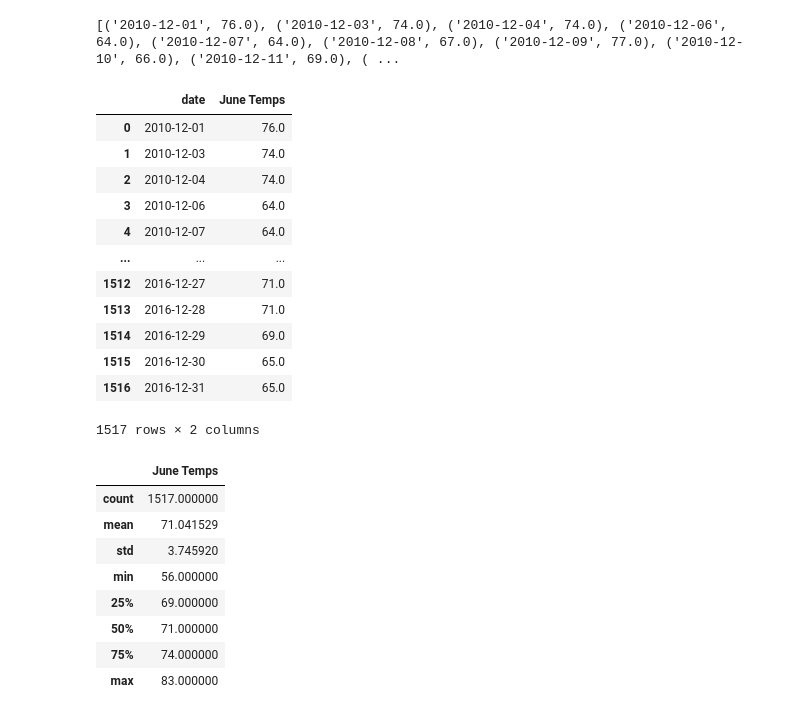
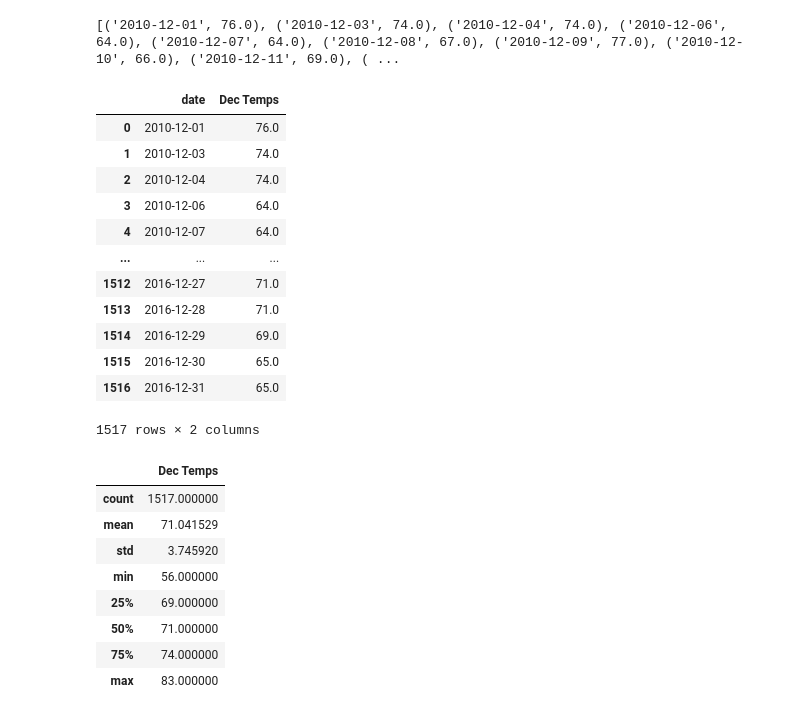
Before and after one commit to Bby-vivi/surfs_up, a Jupyter notebook: SurfsUp_Challenge.ipynb, the cells around one changed output. Cells and saved outputs as stored; diff of their text form; code cells hidden in the pictures.

```diff
--- a/SurfsUp_Challenge.ipynb
+++ b/SurfsUp_Challenge.ipynb
@@ -85,10 +85,10 @@ results=[]
 results=dec_temps
 # %%
 # 8. Create a DataFrame from the list of temperatures for the month of December.
-dec_df = pd.DataFrame(results, columns = ['date', 'June Temps'])
+dec_df = pd.DataFrame(results, columns = ['date', 'Dec Temps'])
 dec_df
 # %% [output]
-|  | date | June Temps |
+|  | date | Dec Temps |
 | 0 | 2010-12-01 | 76.0 |
 | 1 | 2010-12-03 | 74.0 |
 | 2 | 2010-12-04 | 74.0 |
@@ -105,7 +105,7 @@ dec_df
 # 9. Calculate and print out the summary statistics for the Decemeber temperature DataFrame.
 dec_df.describe()
 # %% [output]
-|  | June Temps |
+|  | Dec Temps |
 | count | 1517.000000 |
 | mean | 71.041529 |
 | std | 3.745920 |
```
